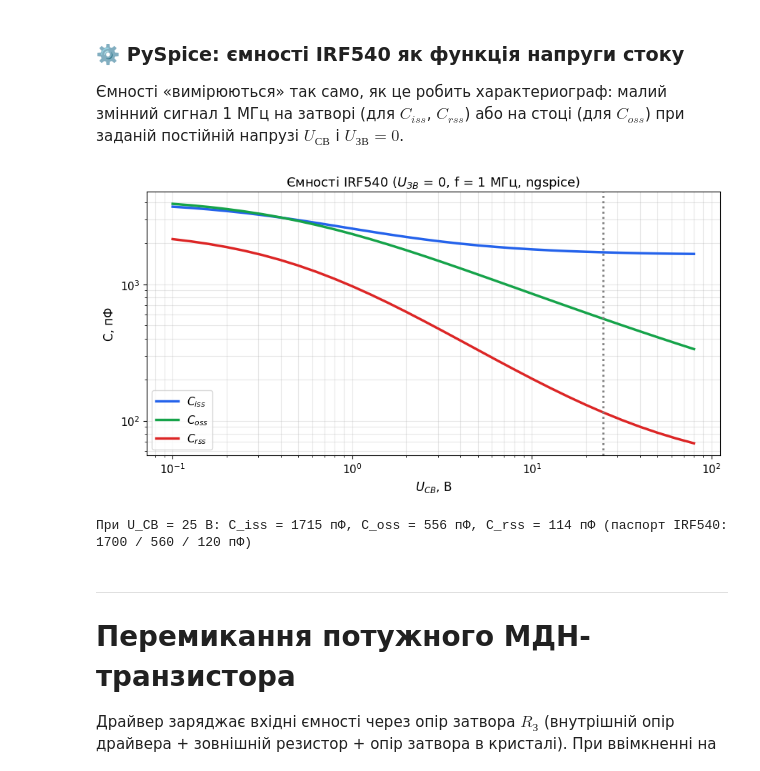
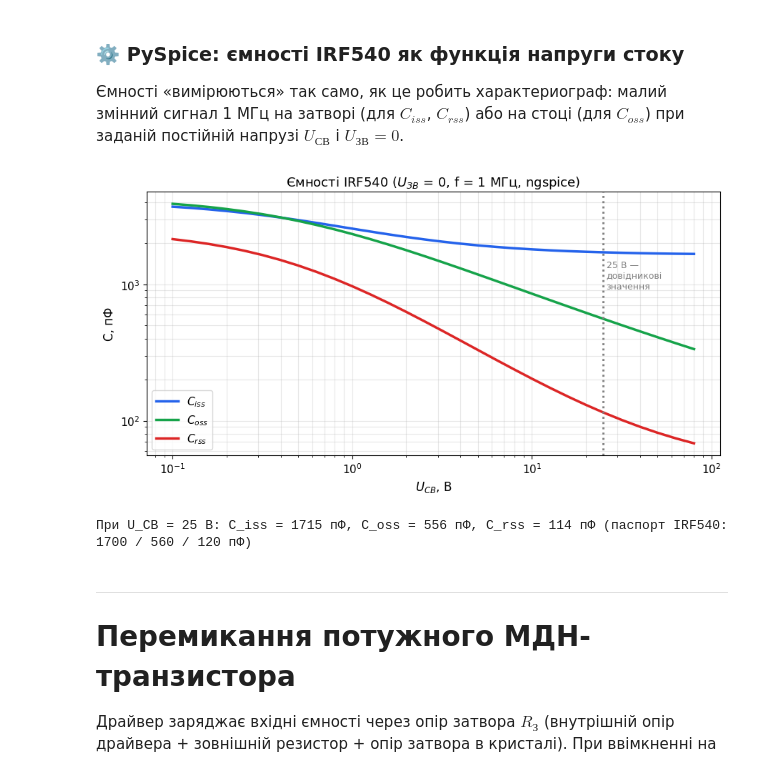
Before and after one commit to vim4all/Lectures_Electronic_devices, a Jupyter notebook: Лекція_10_Динаміка_ПТ_потужні_МДН_та_IGBT.ipynb, the cells around one changed output. Cells and saved outputs as stored; diff of their text form; code cells hidden in the pictures.

```diff
--- a/Лекція_10_Динаміка_ПТ_потужні_МДН_та_IGBT.ipynb
+++ b/Лекція_10_Динаміка_ПТ_потужні_МДН_та_IGBT.ipynb
@@ -201,29 +236,29 @@ $$f_T = \frac{g_m}{2\pi(C_{ЗВ} + C_{ЗС})} \;\approx\; \frac{\mu_n\,(U_{ЗВ}
 # %%
 def fet_caps(Uds, model='irf540_IR', f=1e6):
     w = 2*np.pi*f
     c = Circuit('Ciss/Crss'); c.include(lib('mosfet'))
     c.V('d', 'd', c.gnd, Uds); c.SinusoidalVoltageSource('g', 'g', c.gnd, ac_magnitude=1); c.X(1, model, 'd', 'g', c.gnd)
     an = c.simulator().ac(start_frequency=f, stop_frequency=10*f, number_of_points=1, variation='dec')
     Ig, Id = complex(np.array(an.branches['vg'])[0]), complex(np.array(an.branches['vd'])[0])
     c2 = Circuit('Coss'); c2.include(lib('mosfet'))
     c2.SinusoidalVoltageSource('d', 'd', c2.gnd, dc_offset=Uds, ac_magnitude=1); c2.V('g', 'g', c2.gnd, 0); c2.X(1, model, 'd', 'g', c2.gnd)
     an2 = c2.simulator().ac(start_frequency=f, stop_frequency=10*f, number_of_points=1, variation='dec')
     Io = complex(np.array(an2.branches['vd'])[0])
     return abs(Ig.imag)/w, abs(Io.imag)/w, abs(Id)/w
 
 U = np.logspace(-1, np.log10(80), 30)
 C = np.array([fet_caps(u) for u in U])
 fig, ax = plt.subplots(figsize=(9, 4.8))
 for k, (lab, col) in enumerate([('$C_{iss}$', '#2563eb'), ('$C_{oss}$', '#16a34a'), ('$C_{rss}$', '#dc2626')]):
     ax.loglog(U, C[:, k]*1e12, color=col, lw=2.5, label=lab)
-ax.axvline(25, color='gray', ls=':'); ax.set_xlabel('$U_{СВ}$, В'); ax.set_ylabel('C, пФ'); ax.grid(True, which='both', alpha=0.3)
+ax.axvline(25, color='gray', ls=':'); ax.text(26, 1.5e3, '25 В —\nдовідникові\nзначення', fontsize=9, color='gray', va='top'); ax.set_xlabel('$U_{СВ}$, В'); ax.set_ylabel('C, пФ'); ax.grid(True, which='both', alpha=0.3)
 ax.set_title('Ємності IRF540 ($U_{ЗВ}$ = 0, f = 1 МГц, ngspice)'); ax.legend()
 plt.tight_layout(); plt.show()
 k = np.argmin(abs(U - 25))
 print(f'При U_СВ = 25 В: C_iss = {C[k,0]*1e12:.0f} пФ, C_oss = {C[k,1]*1e12:.0f} пФ, C_rss = {C[k,2]*1e12:.0f} пФ '
       '(паспорт IRF540: 1700 / 560 / 120 пФ)')
 # %% [output]
-[figure, old version]
+[figure, new version]
 При U_СВ = 25 В: C_iss = 1715 пФ, C_oss = 556 пФ, C_rss = 114 пФ (паспорт IRF540: 1700 / 560 / 120 пФ)
 # %% [markdown]
 ---
```
Also changed, not shown: parts of 4 cells of this notebook, 32 other files.
